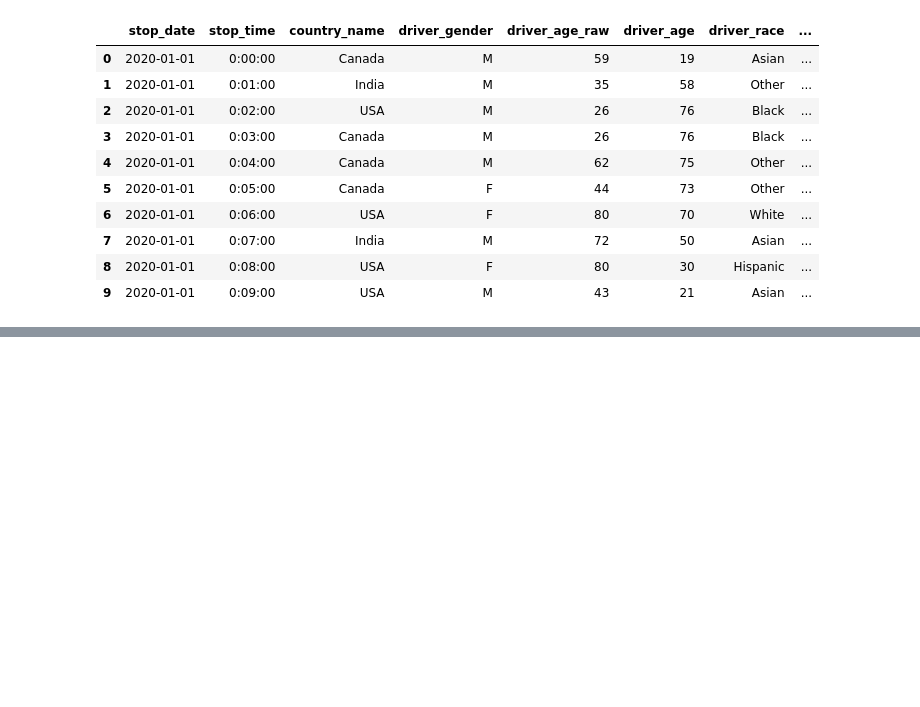
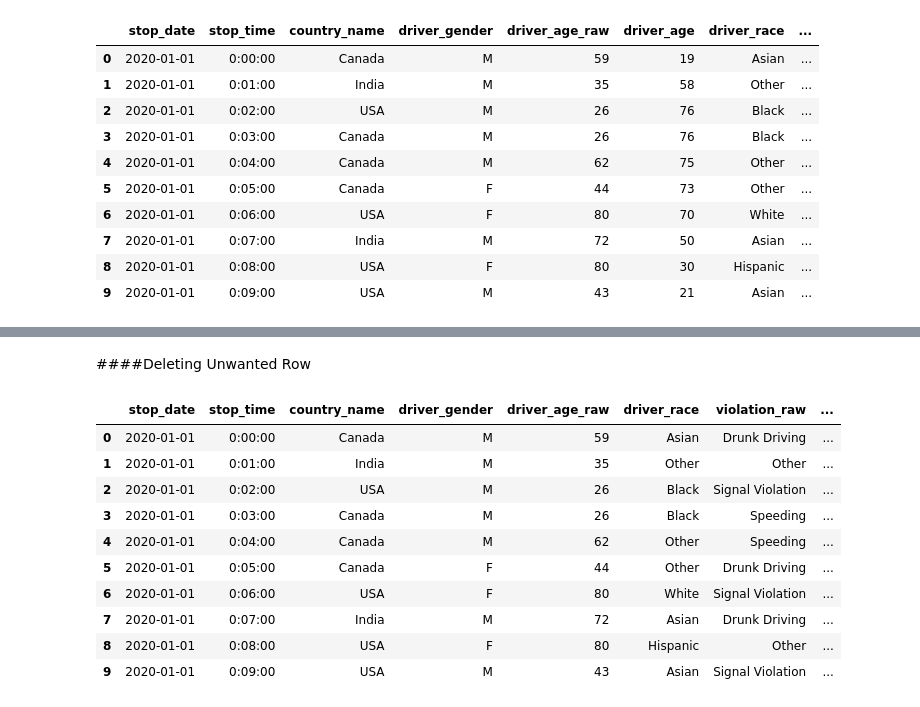
Before and after one commit to Infant-Joshva/Data-Science-learning-path, a Jupyter notebook: Mini_Project_1(Secure_check)Git/Mini_project_1(Secure_Check).ipynb, the cells around one changed output, grey strips where cells are left out. Drawn from its saved outputs; the diff is of its cells as text; code cells hidden in the pictures; blank space fills up the shorter version.

```diff
--- a/Mini_Project_1(Secure_check)Git/Mini_project_1(Secure_Check).ipynb
+++ b/Mini_Project_1(Secure_check)Git/Mini_project_1(Secure_Check).ipynb
@@ -38,0 +61,4 @@ traffic_df.head(10)
+# %%
+traffic_df['stop_date']=pd.to_datetime(traffic_df['stop_date'])
+# %%
+traffic_df['stop_time'] = pd.to_datetime(traffic_df['stop_time'], format='%H:%M:%S').dt.time
@@ -38,0 +126,2 @@ traffic_df.head(10)
+# %%
+traffic_df.loc[traffic_df['search_type'].isna(),'search_type']='None' #Replace Nan to None
@@ -38,0 +265,18 @@ traffic_df.head(10)
+# %% [markdown]
+####Deleting Unwanted Row
+# %%
+traffic_df.drop(['driver_age'], axis=1, inplace=True)  # if you only use cleaned age
+# %%
+traffic_df.head(10)
+# %% [output]
+|  | stop_date | stop_time | country_name | driver_gender | driver_age_raw | driver_race | violation_raw | ... |
+| 0 | 2020-01-01 | 0:00:00 | Canada | M | 59 | Asian | Drunk Driving | ... |
+| 1 | 2020-01-01 | 0:01:00 | India | M | 35 | Other | Other | ... |
+| 2 | 2020-01-01 | 0:02:00 | USA | M | 26 | Black | Signal Violation | ... |
+| 3 | 2020-01-01 | 0:03:00 | Canada | M | 26 | Black | Speeding | ... |
+| 4 | 2020-01-01 | 0:04:00 | Canada | M | 62 | Other | Speeding | ... |
+| 5 | 2020-01-01 | 0:05:00 | Canada | F | 44 | Other | Drunk Driving | ... |
+| 6 | 2020-01-01 | 0:06:00 | USA | F | 80 | White | Signal Violation | ... |
+| 7 | 2020-01-01 | 0:07:00 | India | M | 72 | Asian | Drunk Driving | ... |
+| 8 | 2020-01-01 | 0:08:00 | USA | F | 80 | Hispanic | Other | ... |
+| 9 | 2020-01-01 | 0:09:00 | USA | M | 43 | Asian | Signal Violation | ... |
```
Also changed, not shown: parts of 29 cells of this notebook.
